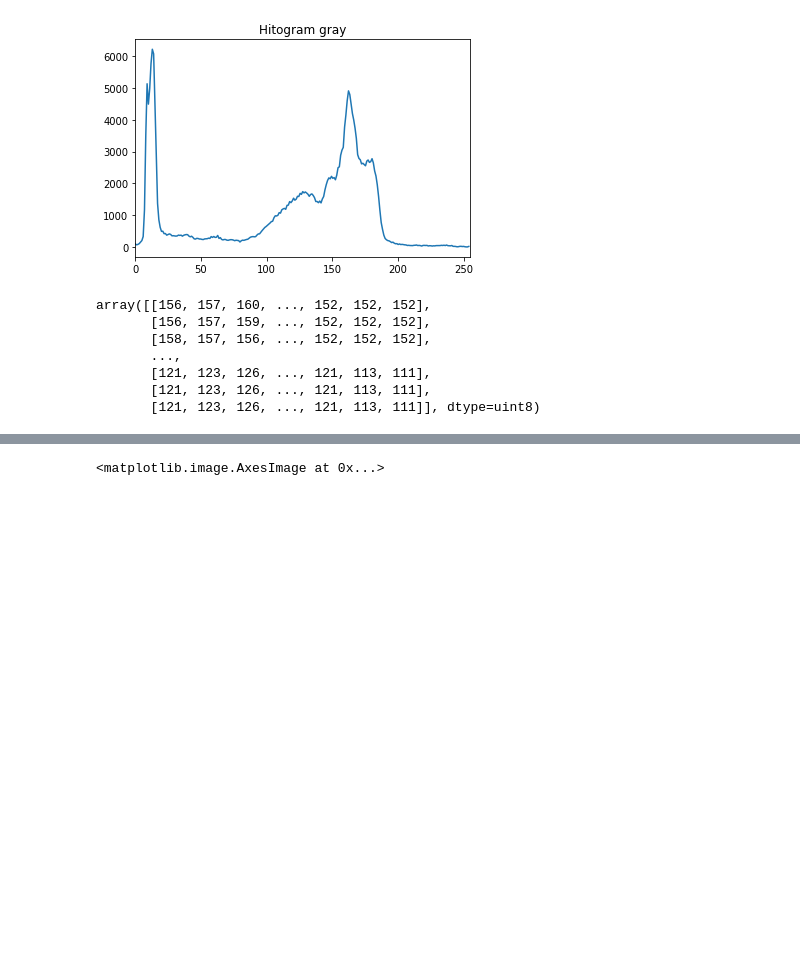
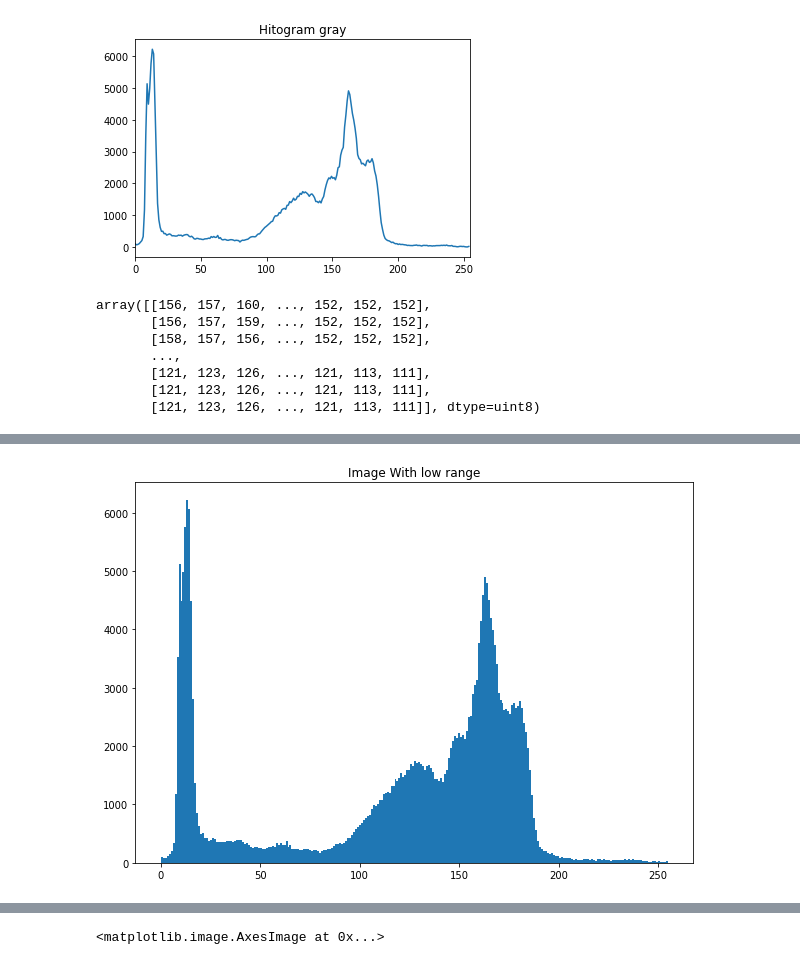
Before and after one commit to mafaldasalomao/PAVIC_computer_vision, a Jupyter notebook: Aula_01_Treinamento__Visao_computacional.ipynb, the cells around one changed output, grey strips where cells are left out. Drawn from its saved outputs; the diff is of its cells as text; code cells hidden in the pictures; blank space fills up the shorter version.

```diff
--- a/Aula_01_Treinamento__Visao_computacional.ipynb
+++ b/Aula_01_Treinamento__Visao_computacional.ipynb
@@ -58,3 +64,11 @@ array([[156, 157, 160, ..., 152, 152, 152],
+# %%
+#histogram of image with low range #plt.show(img_low)
+fig, ax = plt.subplots(figsize=(10, 7))
+ax.hist(img_low.get_array().ravel(), bins=256)
+plt.title("Image With low range")
+plt.show()
+# %% [output]
+[figure, added]
 # %%
 #draw in image
 fig, ax = plt.subplots(figsize=(10,7))
```
Also changed, not shown: parts of 4 cells of this notebook.
